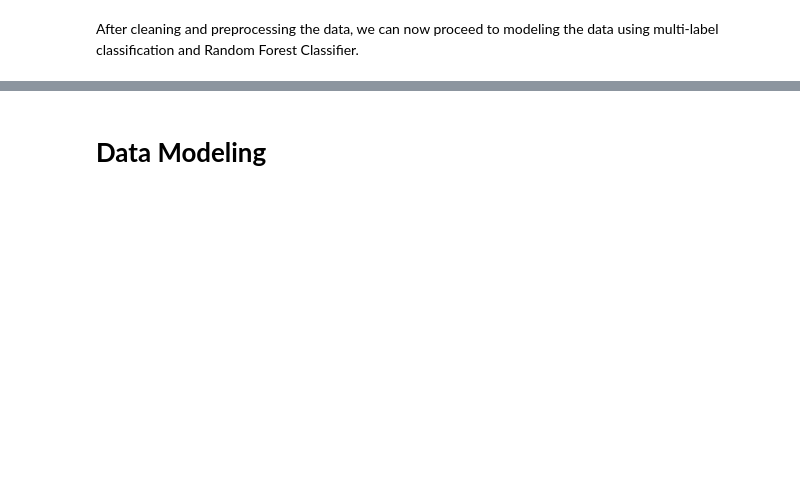
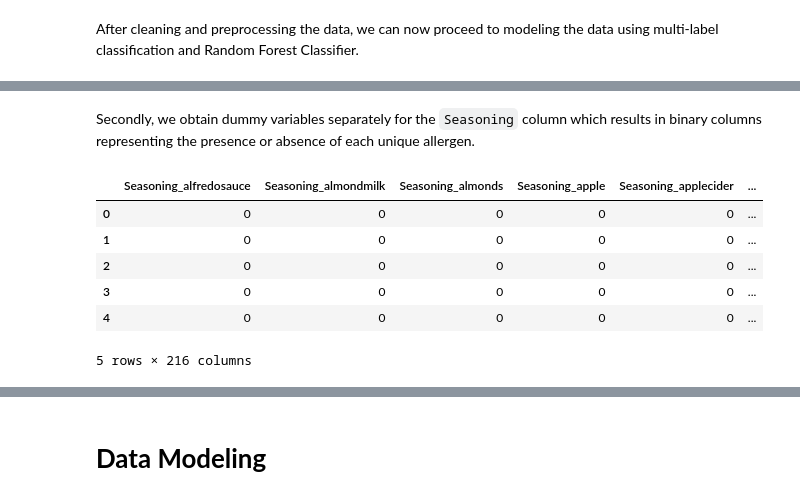
Before and after one commit to splasherzz/food-allergen-detector, a Jupyter notebook: project code/Project Code.ipynb, the cells around one changed output, grey strips where cells are left out. Cells and saved outputs as stored; diff of their text form; code cells hidden in the pictures; blank space fills up the shorter version.

```diff
--- a/project code/Project Code.ipynb
+++ b/project code/Project Code.ipynb
@@ -280,0 +298,14 @@ After cleaning and preprocessing the data, we can now proceed to modeling the da
+# %% [markdown]
+Secondly, we obtain dummy variables separately for the `Seasoning` column which results in binary columns representing the presence or absence of each unique allergen.
+# %%
+aug_season = aug_food['Seasoning'].str.replace(' ', '').str.get_dummies(',')
+aug_season = aug_season.add_prefix('Seasoning_')
+aug_season.head()
+# %% [output]
+|  | Seasoning_alfredosauce | Seasoning_almondmilk | Seasoning_almonds | Seasoning_apple | Seasoning_applecider | ... |
+| 0 | 0 | 0 | 0 | 0 | 0 | ... |
+| 1 | 0 | 0 | 0 | 0 | 0 | ... |
+| 2 | 0 | 0 | 0 | 0 | 0 | ... |
+| 3 | 0 | 0 | 0 | 0 | 0 | ... |
+| 4 | 0 | 0 | 0 | 0 | 0 | ... |
+5 rows × 216 columns
```
Also changed, not shown: parts of 31 cells of this notebook.
